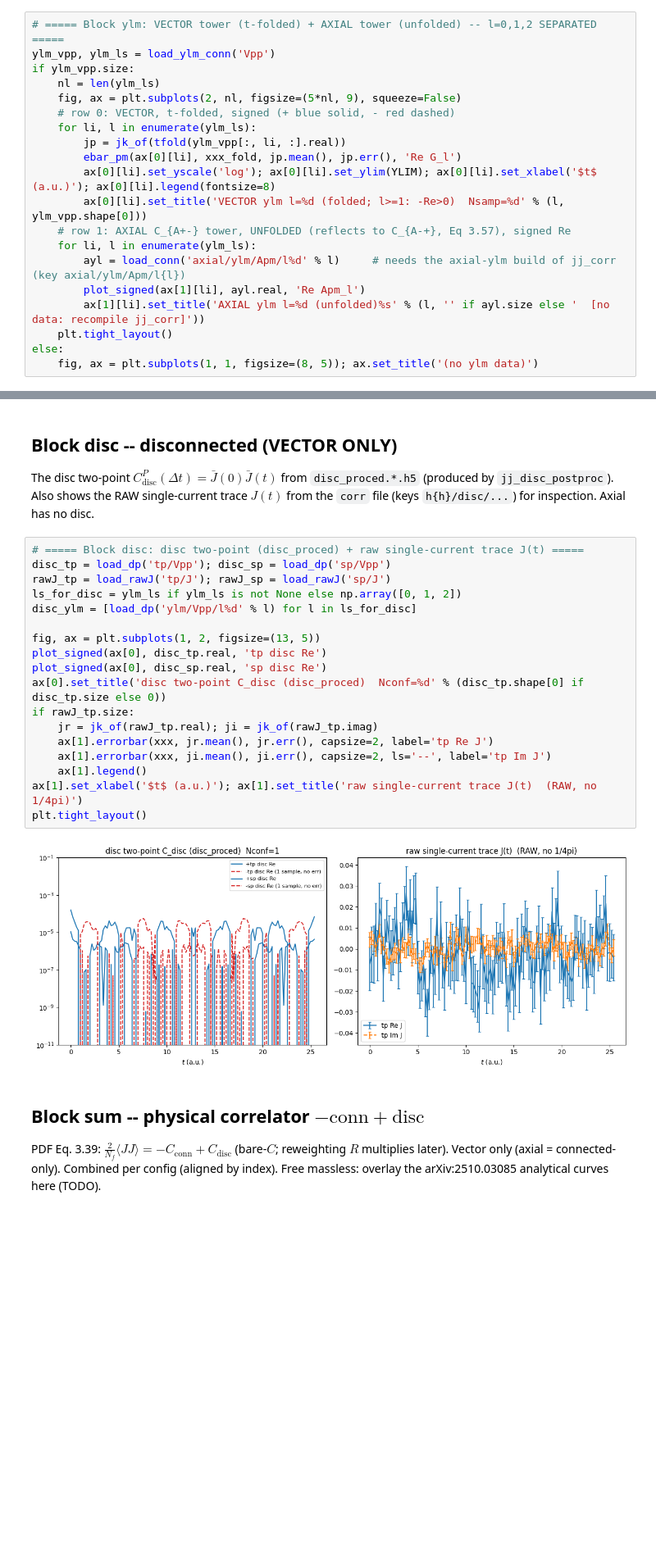
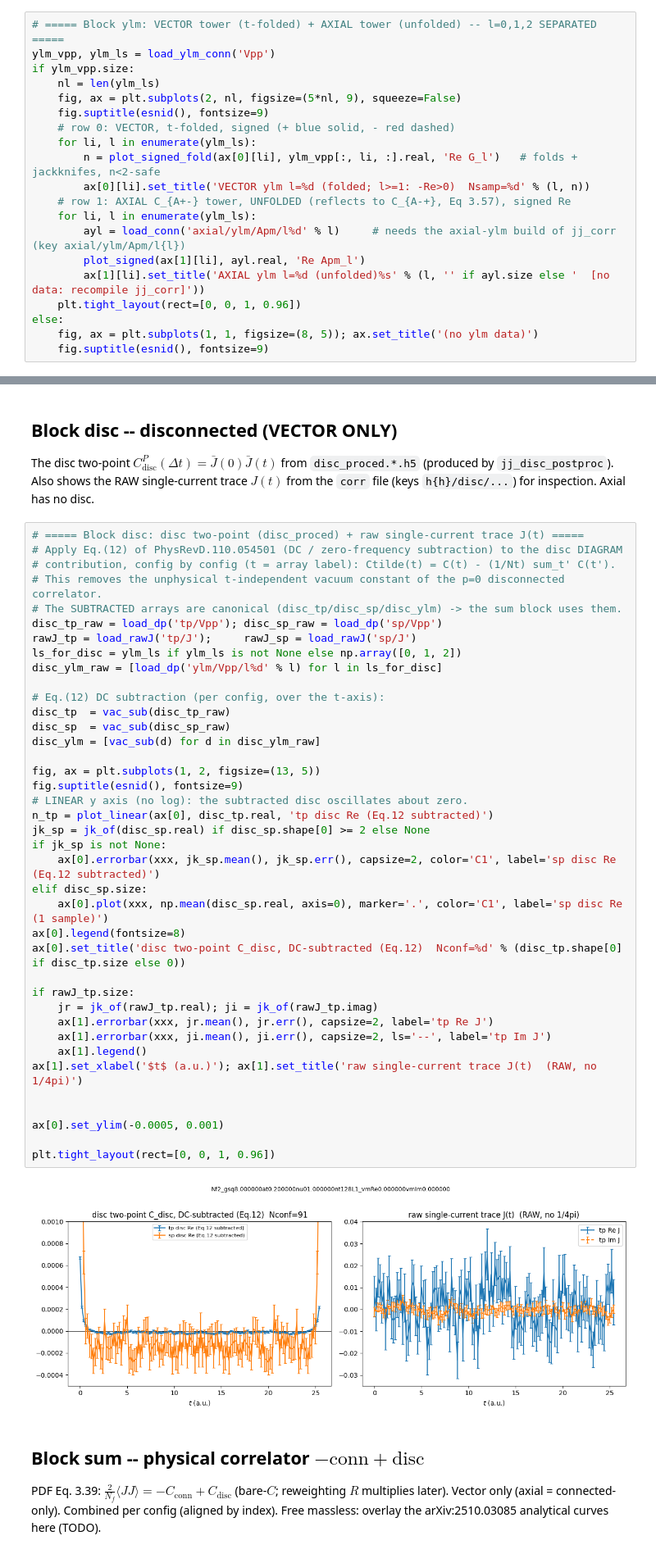
Before and after one commit to nobuyukimatsumoto68/qed3, a Jupyter notebook: src/both_3d/jj_corr_massless_claude.ipynb, the cells around one changed output, grey strips where cells are left out. Shown at 82% size. Drawn from its saved outputs; the diff is of its cells as text; blank space fills up the shorter version.

```diff
--- a/src/both_3d/jj_corr_massless_claude.ipynb
+++ b/src/both_3d/jj_corr_massless_claude.ipynb
@@ -296,17 +433,17 @@ ylm_vpp, ylm_ls = load_ylm_conn('Vpp')
 if ylm_vpp.size:
     nl = len(ylm_ls)
     fig, ax = plt.subplots(2, nl, figsize=(5*nl, 9), squeeze=False)
+    fig.suptitle(esnid(), fontsize=9)
     # row 0: VECTOR, t-folded, signed (+ blue solid, - red dashed)
     for li, l in enumerate(ylm_ls):
-        jp = jk_of(tfold(ylm_vpp[:, li, :].real))
-        ebar_pm(ax[0][li], xxx_fold, jp.mean(), jp.err(), 'Re G_l')
-        ax[0][li].set_yscale('log'); ax[0][li].set_ylim(YLIM); ax[0][li].set_xlabel('$t$ (a.u.)'); ax[0][li].legend(fontsize=8)
-        ax[0][li].set_title('VECTOR ylm l=%d (folded; l>=1: -Re>0)  Nsamp=%d' % (l, ylm_vpp.shape[0]))
+        n = plot_signed_fold(ax[0][li], ylm_vpp[:, li, :].real, 'Re G_l')   # folds + jackknifes, n<2-safe
+        ax[0][li].set_title('VECTOR ylm l=%d (folded; l>=1: -Re>0)  Nsamp=%d' % (l, n))
     # row 1: AXIAL C_{A+-} tower, UNFOLDED (reflects to C_{A-+}, Eq 3.57), signed Re
     for li, l in enumerate(ylm_ls):
         ayl = load_conn('axial/ylm/Apm/l%d' % l)     # needs the axial-ylm build of jj_corr (key axial/ylm/Apm/l{l})
         plot_signed(ax[1][li], ayl.real, 'Re Apm_l')
         ax[1][li].set_title('AXIAL ylm l=%d (unfolded)%s' % (l, '' if ayl.size else '  [no data: recompile jj_corr]'))
-    plt.tight_layout()
+    plt.tight_layout(rect=[0, 0, 1, 0.96])
 else:
     fig, ax = plt.subplots(1, 1, figsize=(8, 5)); ax.set_title('(no ylm data)')
+    fig.suptitle(esnid(), fontsize=9)
@@ -318,24 +457,45 @@ The disc two-point $C^P_\mathrm{disc}(\Delta t)=\bar J(0)\bar J(t)$ from `disc_p
 (keys `h{h}/disc/...`) for inspection.  Axial has no disc.
 # %%
 # ===== Block disc: disc two-point (disc_proced) + raw single-current trace J(t) =====
-disc_tp = load_dp('tp/Vpp'); disc_sp = load_dp('sp/Vpp')
-rawJ_tp = load_rawJ('tp/J'); rawJ_sp = load_rawJ('sp/J')
+# Apply Eq.(12) of PhysRevD.110.054501 (DC / zero-frequency subtraction) to the disc DIAGRAM
+# contribution, config by config (t = array label): Ctilde(t) = C(t) - (1/Nt) sum_t' C(t').
+# This removes the unphysical t-independent vacuum constant of the p=0 disconnected correlator.
+# The SUBTRACTED arrays are canonical (disc_tp/disc_sp/disc_ylm) -> the sum block uses them.
+disc_tp_raw = load_dp('tp/Vpp'); disc_sp_raw = load_dp('sp/Vpp')
+rawJ_tp = load_rawJ('tp/J');     rawJ_sp = load_rawJ('sp/J')
 ls_for_disc = ylm_ls if ylm_ls is not None else np.array([0, 1, 2])
-disc_ylm = [load_dp('ylm/Vpp/l%d' % l) for l in ls_for_disc]
+disc_ylm_raw = [load_dp('ylm/Vpp/l%d' % l) for l in ls_for_disc]
+
+# Eq.(12) DC subtraction (per config, over the t-axis):
+disc_tp  = vac_sub(disc_tp_raw)
+disc_sp  = vac_sub(disc_sp_raw)
+disc_ylm = [vac_sub(d) for d in disc_ylm_raw]
 
 fig, ax = plt.subplots(1, 2, figsize=(13, 5))
-plot_signed(ax[0], disc_tp.real, 'tp disc Re')
-plot_signed(ax[0], disc_sp.real, 'sp disc Re')
-ax[0].set_title('disc two-point C_disc (disc_proced)  Nconf=%d' % (disc_tp.shape[0] if disc_tp.size else 0))
+fig.suptitle(esnid(), fontsize=9)
+# LINEAR y axis (no log): the subtracted disc oscillates about zero.
+n_tp = plot_linear(ax[0], disc_tp.real, 'tp disc Re (Eq.12 subtracted)')
+jk_sp = jk_of(disc_sp.real) if disc_sp.shape[0] >= 2 else None
+if jk_sp is not None:
+    ax[0].errorbar(xxx, jk_sp.mean(), jk_sp.err(), capsize=2, color='C1', label='sp disc Re (Eq.12 subtracted)')
+elif disc_sp.size:
+    ax[0].plot(xxx, np.mean(disc_sp.real, axis=0), marker='.', color='C1', label='sp disc Re (1 sample)')
+ax[0].legend(fontsize=8)
+ax[0].set_title('disc two-point C_disc, DC-subtracted (Eq.12)  Nconf=%d' % (disc_tp.shape[0] if disc_tp.size else 0))
+
 if rawJ_tp.size:
     jr = jk_of(rawJ_tp.real); ji = jk_of(rawJ_tp.imag)
     ax[1].errorbar(xxx, jr.mean(), jr.err(), capsize=2, label='tp Re J')
     ax[1].errorbar(xxx, ji.mean(), ji.err(), capsize=2, ls='--', label='tp Im J')
     ax[1].legend()
 ax[1].set_xlabel('$t$ (a.u.)'); ax[1].set_title('raw single-current trace J(t)  (RAW, no 1/4pi)')
-plt.tight_layout()
+
+
+ax[0].set_ylim(-0.0005, 0.001)
+
+plt.tight_layout(rect=[0, 0, 1, 0.96])
 # %% [output]
-[figure, old version]
+[figure, new version]
 # %% [markdown]
 ## Block sum -- physical correlator $-\mathrm{conn}+\mathrm{disc}$
 
```
Also changed, not shown: parts of 10 cells of this notebook, 42 other files.
